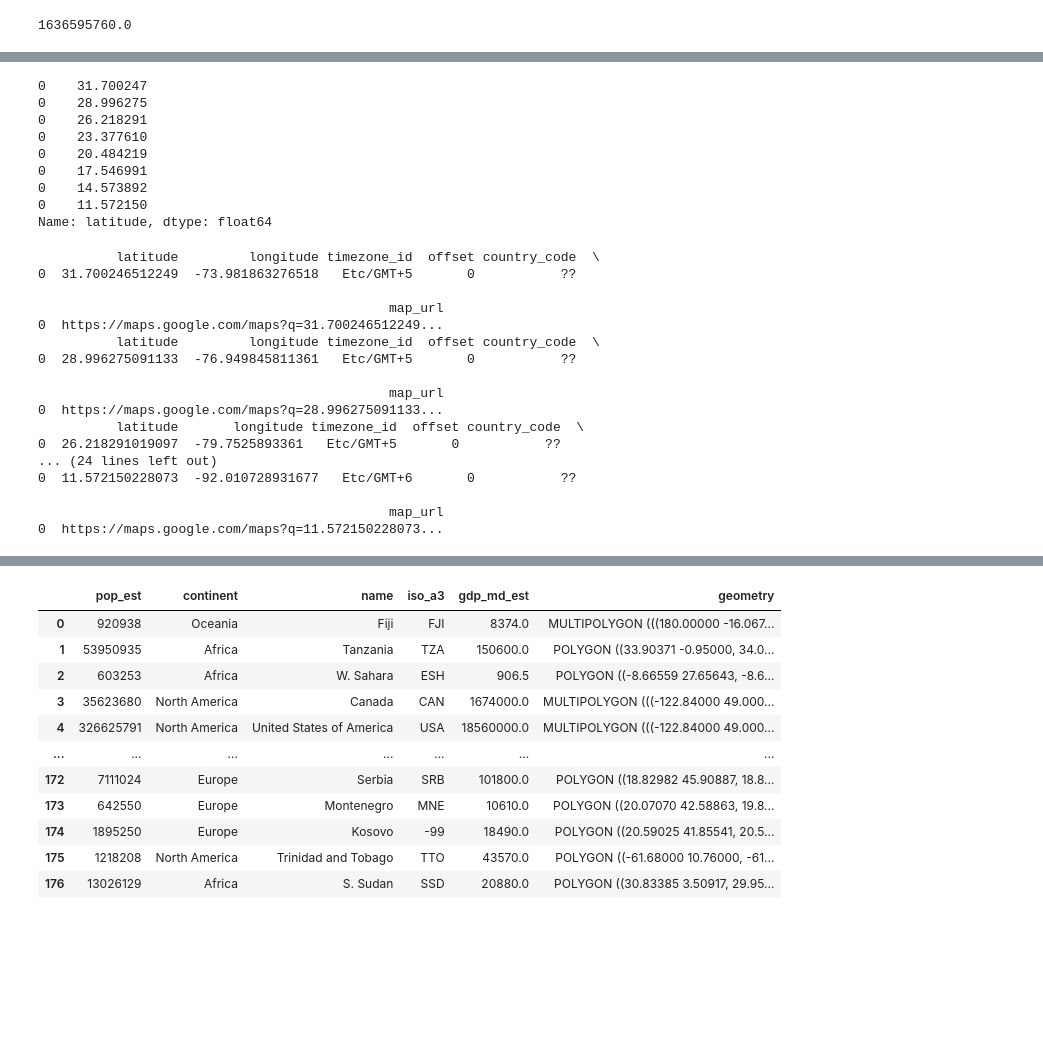
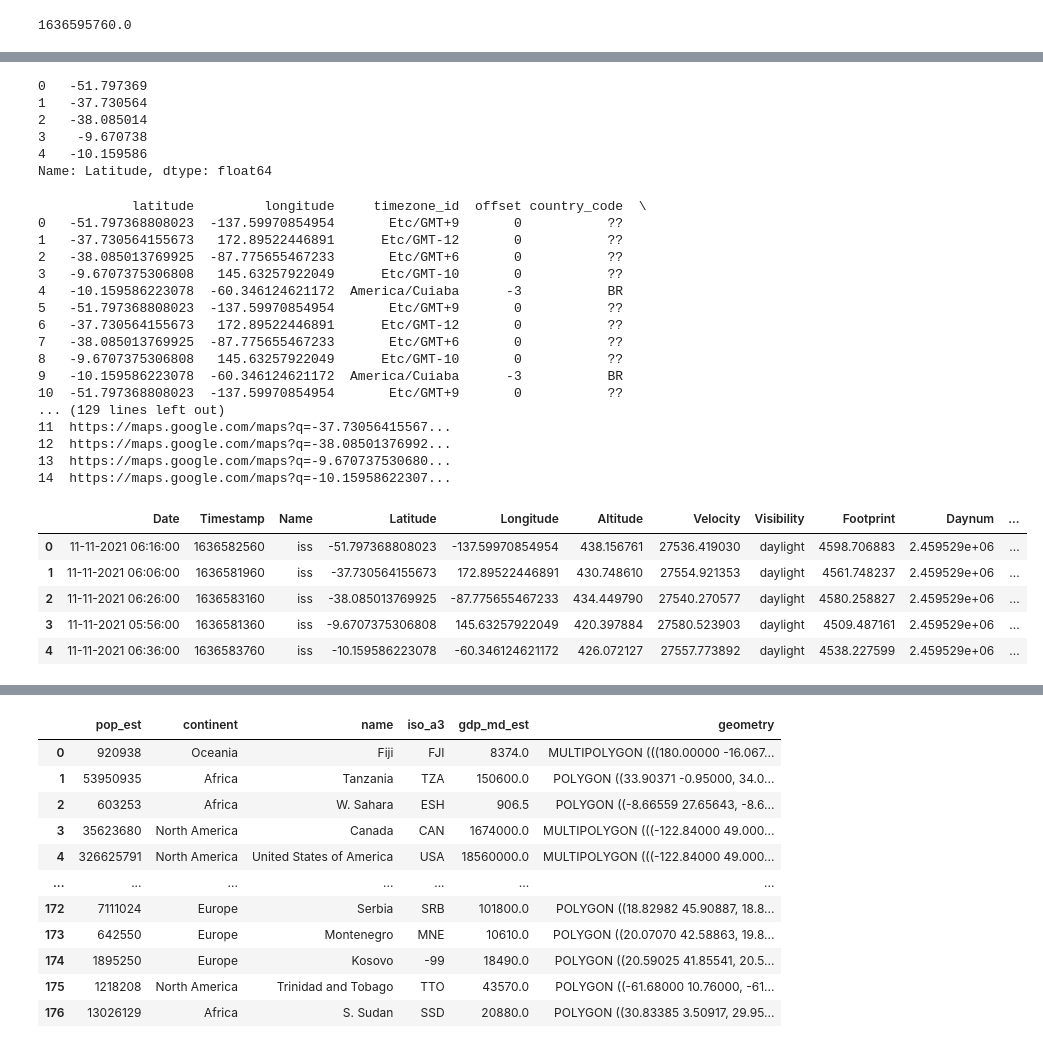
Before and after one commit to aminwafi/ISS-Location-Detector-JupyterDash, a Jupyter notebook: NeXT Assessment.ipynb, the cells around one changed output, grey strips where cells are left out. Drawn from its saved outputs; the diff is of its cells as text; code cells hidden in the pictures; blank space fills up the shorter version.

```diff
--- a/NeXT Assessment.ipynb
+++ b/NeXT Assessment.ipynb
@@ -138,16 +150,15 @@ df2.head(1000)
 # %%
-df2['latitude']
+# test code
+df_test['Latitude']
 # %% [output]
-0    31.700247
-0    28.996275
-0    26.218291
-0    23.377610
-0    20.484219
-0    17.546991
-0    14.573892
-0    11.572150
-Name: latitude, dtype: float64
+0   -51.797369
+1   -37.730564
+2   -38.085014
+3    -9.670738
+4   -10.159586
+Name: Latitude, dtype: float64
 # %%
-df2['longitude'] = df2['longitude'].astype(str)
-df2['latitude'] = df2['latitude'].astype(str)
+# test code
+df_test['Longitude'] = df_test['Longitude'].astype(str)
+df_test['Latitude'] = df_test['Latitude'].astype(str)
 # %%
@@ -154,29 +166,39 @@ df2['latitude'] = df2['latitude'].astype(str)
 df4 = pd.DataFrame()
 # %%
-for j, rows in df2.iterrows():
-    lat = rows['latitude']
-    long = rows['longitude']
+# test code
+for j, rows in df_test.iterrows():
+    lat = rows['Latitude']
+    long = rows['Longitude']
     response = requests.get('https://api.wheretheiss.at/v1/coordinates/' + lat +  ',' + long).json()
     df3 = pd.DataFrame.from_dict([response])
-    df4 = df4.append(df3)
-    print(df3)
+    df4 = df4.append(df3, ignore_index=True)
+    print(df4)
     time.sleep(2)
+
+df_test['Location'] = df4['timezone_id']
+df_test.head(1000)
 # %% [output]
-          latitude         longitude timezone_id  offset country_code  \
-0  31.700246512249  -73.981863276518   Etc/GMT+5       0           ??
-
-                                             map_url
-0  https://maps.google.com/maps?q=31.700246512249...
-          latitude         longitude timezone_id  offset country_code  \
-0  28.996275091133  -76.949845811361   Etc/GMT+5       0           ??
-
-                                             map_url
-0  https://maps.google.com/maps?q=28.996275091133...
-          latitude       longitude timezone_id  offset country_code  \
-0  26.218291019097  -79.7525893361   Etc/GMT+5       0           ??
-... (24 lines left out)
-0  11.572150228073  -92.010728931677   Etc/GMT+6       0           ??
-
-                                             map_url
-0  https://maps.google.com/maps?q=11.572150228073...
+            latitude         longitude     timezone_id  offset country_code  \
+0   -51.797368808023  -137.59970854954       Etc/GMT+9       0           ??
+1   -37.730564155673   172.89522446891      Etc/GMT-12       0           ??
+2   -38.085013769925  -87.775655467233       Etc/GMT+6       0           ??
+3   -9.6707375306808   145.63257922049      Etc/GMT-10       0           ??
+4   -10.159586223078  -60.346124621172  America/Cuiaba      -3           BR
+5   -51.797368808023  -137.59970854954       Etc/GMT+9       0           ??
+6   -37.730564155673   172.89522446891      Etc/GMT-12       0           ??
+7   -38.085013769925  -87.775655467233       Etc/GMT+6       0           ??
+8   -9.6707375306808   145.63257922049      Etc/GMT-10       0           ??
+9   -10.159586223078  -60.346124621172  America/Cuiaba      -3           BR
+10  -51.797368808023  -137.59970854954       Etc/GMT+9       0           ??
+... (129 lines left out)
+11  https://maps.google.com/maps?q=-37.73056415567...
+12  https://maps.google.com/maps?q=-38.08501376992...
+13  https://maps.google.com/maps?q=-9.670737530680...
+14  https://maps.google.com/maps?q=-10.15958622307...
+|  | Date | Timestamp | Name | Latitude | Longitude | Altitude | Velocity | Visibility | Footprint | Daynum | ... |
+| 0 | 11-11-2021 06:16:00 | 1636582560 | iss | -51.797368808023 | -137.59970854954 | 438.156761 | 27536.419030 | daylight | 4598.706883 | 2.459529e+06 | ... |
+| 1 | 11-11-2021 06:06:00 | 1636581960 | iss | -37.730564155673 | 172.89522446891 | 430.748610 | 27554.921353 | daylight | 4561.748237 | 2.459529e+06 | ... |
+| 2 | 11-11-2021 06:26:00 | 1636583160 | iss | -38.085013769925 | -87.775655467233 | 434.449790 | 27540.270577 | daylight | 4580.258827 | 2.459529e+06 | ... |
+| 3 | 11-11-2021 05:56:00 | 1636581360 | iss | -9.6707375306808 | 145.63257922049 | 420.397884 | 27580.523903 | daylight | 4509.487161 | 2.459529e+06 | ... |
+| 4 | 11-11-2021 06:36:00 | 1636583760 | iss | -10.159586223078 | -60.346124621172 | 426.072127 | 27557.773892 | daylight | 4538.227599 | 2.459529e+06 | ... |
 # %%
```
Also changed, not shown: parts of 10 cells of this notebook.
